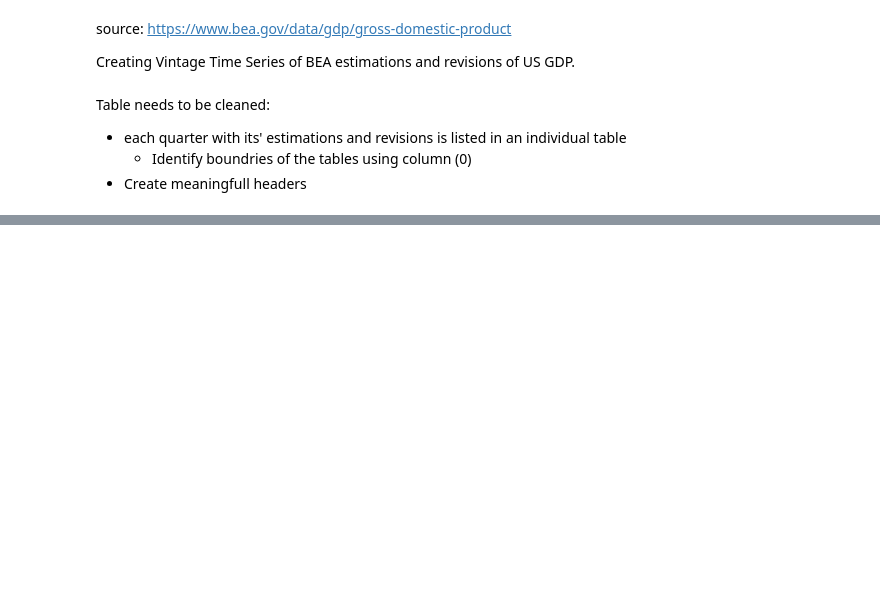
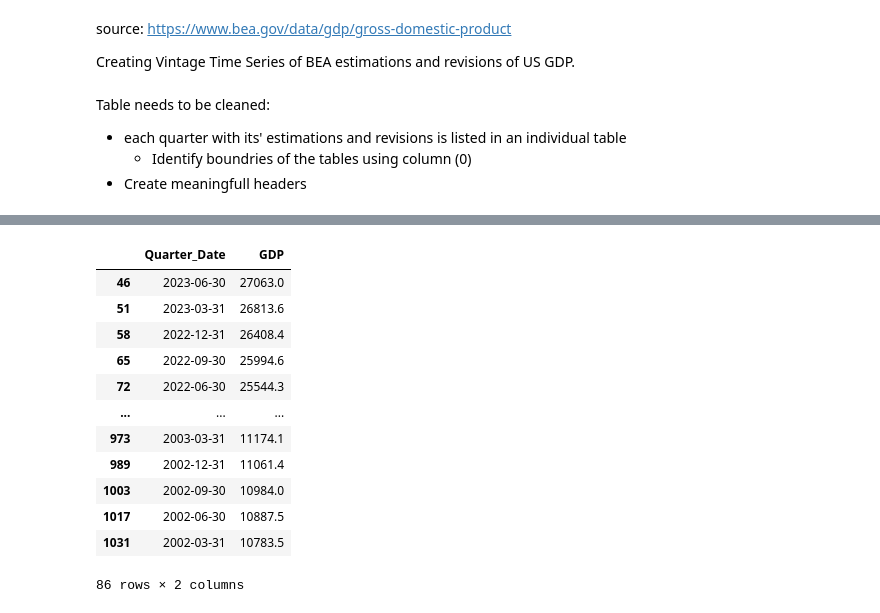
Before and after one commit to alexanderbmatthies/BureauEconomicAnalysisVintageGDP, a Jupyter notebook: Notebook.ipynb, the cells around one changed output, grey strips where cells are left out. Cells and saved outputs as stored; diff of their text form; code cells hidden in the pictures; blank space fills up the shorter version.

```diff
--- a/Notebook.ipynb
+++ b/Notebook.ipynb
@@ -32,0 +222,16 @@ def quarter_table(x):
+# %%
+df[['Quarter_Date', 'GDP']].loc[df['Release_Date'] == '2023-09-28']
+# %% [output]
+|  | Quarter_Date | GDP |
+| 46 | 2023-06-30 | 27063.0 |
+| 51 | 2023-03-31 | 26813.6 |
+| 58 | 2022-12-31 | 26408.4 |
+| 65 | 2022-09-30 | 25994.6 |
+| 72 | 2022-06-30 | 25544.3 |
+| ... | ... | ... |
+| 973 | 2003-03-31 | 11174.1 |
+| 989 | 2002-12-31 | 11061.4 |
+| 1003 | 2002-09-30 | 10984.0 |
+| 1017 | 2002-06-30 | 10887.5 |
+| 1031 | 2002-03-31 | 10783.5 |
+86 rows × 2 columns
```
Also changed, not shown: parts of 24 cells of this notebook, 2 other files.
